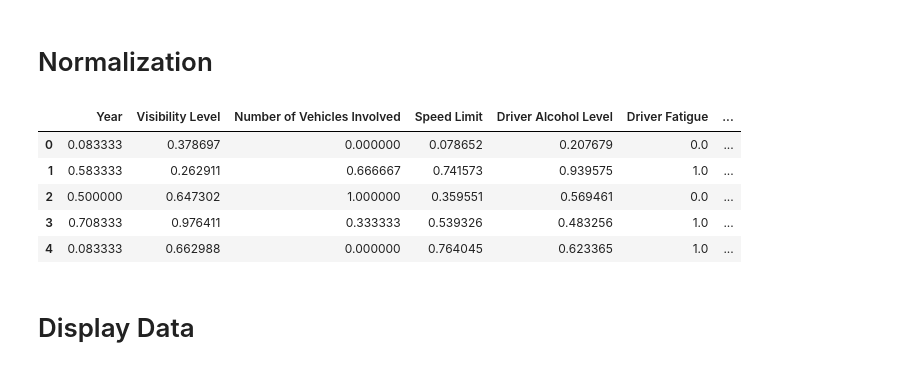
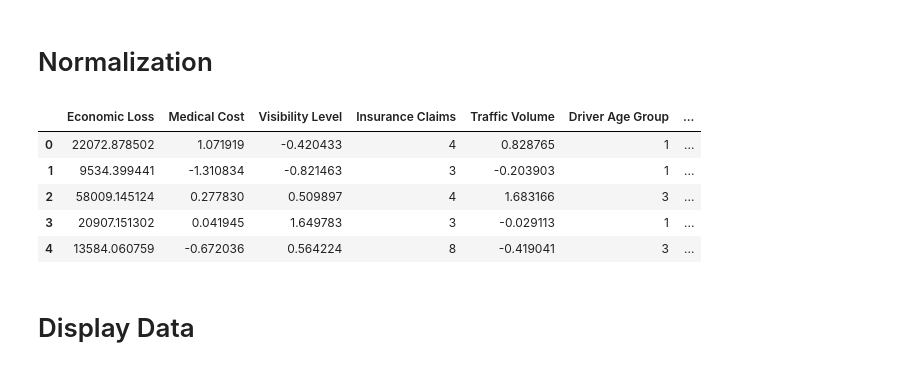
Before and after one commit to muhammadsaadx/Linear-Regression-from-Scratch, a Jupyter notebook: LinearRegression.ipynb, the cells around one changed output. Saved outputs shown, nothing was run; the diff lists cells and outputs as text; code cells hidden in the pictures.

Commit message:
fixed encoding and added feature selection

```diff
--- a/LinearRegression.ipynb
+++ b/LinearRegression.ipynb
@@ -54,0 +147,12 @@ data.head()
+# %%
+#Label Encoding
+
+driver_age_mapping = {"<18": 0, "18-25": 1, "26-40": 2, "41-60": 3, "61+": 4}
+vehicle_condition_mapping = {"Poor": 0, "Moderate": 1, "Good": 2}
+
+# Apply the mappings to the DataFrame
+data_selected["Driver Age Group"] = data_selected["Driver Age Group"].map(driver_age_mapping)
+data_selected["Vehicle Condition"] = data_selected["Vehicle Condition"].map(vehicle_condition_mapping)
+
+# Check the transformed data
+data_selected.head()
@@ -54,0 +166,4 @@ data.head()
+# %%
+data_selected = pd.get_dummies(data_selected, columns=ohe_categorical_columns)
+
+data_selected.head()
@@ -55,37 +177,39 @@ data.head()
 # %% [markdown]
 # Normalization
 # %%
+#############################****************USE X NORMLAIZATIONNN
+
+
 
 numerical_columns = [
-    'Year', 'Visibility Level', 'Number of Vehicles Involved', 'Speed Limit', 'Driver Alcohol Level', 'Driver Fatigue', 'Pedestrians Involved', 'Cyclists Involved',
-    'Number of Injuries', 'Number of Fatalities', 'Emergency Response Time', 'Traffic Volume', 'Insurance Claims', 'Medical Cost', 'Population Density'
+    'Visibility Level',
+    'Traffic Volume',
+    'Medical Cost',
 ]
 
 
 ######### # Standardize each numerical column (mean=0, std=1)
-
-# for col in numerical_columns:
-#     mean = data[col].mean()
-#     std = data[col].std()
-#     data[col] = (data[col] - mean) / std  # Apply Z-score normalization
+mean_values = data_selected[numerical_columns].mean()
+std_values = data_selected[numerical_columns].std()
+data_selected[numerical_columns] = (data_selected[numerical_columns] - mean_values) / std_values
 
 
 ######### # Min-Max Scaling to range [0, 1]
 
-for col in numerical_columns:
-    min_val = data[col].min()
-    max_val = data[col].max()
-    data[col] = (data[col] - min_val) / (max_val - min_val)  # Apply Min-Max scaling
+# for col in numerical_columns:
+#     min_val = data[col].min()
+#     max_val = data[col].max()
+#     data[col] = (data[col] - min_val) / (max_val - min_val)  # Apply Min-Max scaling
 
 # Check the result
-data.head()
+data_selected.head()
 # %% [output]
-|  | Year | Visibility Level | Number of Vehicles Involved | Speed Limit | Driver Alcohol Level | Driver Fatigue | ... |
-| 0 | 0.083333 | 0.378697 | 0.000000 | 0.078652 | 0.207679 | 0.0 | ... |
-| 1 | 0.583333 | 0.262911 | 0.666667 | 0.741573 | 0.939575 | 1.0 | ... |
-| 2 | 0.500000 | 0.647302 | 1.000000 | 0.359551 | 0.569461 | 0.0 | ... |
-| 3 | 0.708333 | 0.976411 | 0.333333 | 0.539326 | 0.483256 | 1.0 | ... |
-| 4 | 0.083333 | 0.662988 | 0.000000 | 0.764045 | 0.623365 | 1.0 | ... |
+|  | Economic Loss | Medical Cost | Visibility Level | Insurance Claims | Traffic Volume | Driver Age Group | ... |
+| 0 | 22072.878502 | 1.071919 | -0.420433 | 4 | 0.828765 | 1 | ... |
+| 1 | 9534.399441 | -1.310834 | -0.821463 | 3 | -0.203903 | 1 | ... |
+| 2 | 58009.145124 | 0.277830 | 0.509897 | 4 | 1.683166 | 3 | ... |
+| 3 | 20907.151302 | 0.041945 | 1.649783 | 3 | -0.029113 | 1 | ... |
+| 4 | 13584.060759 | -0.672036 | 0.564224 | 8 | -0.419041 | 3 | ... |
 # %% [markdown]
 # Display Data
 # %%
```
Also changed, not shown: parts of 24 cells of this notebook.
